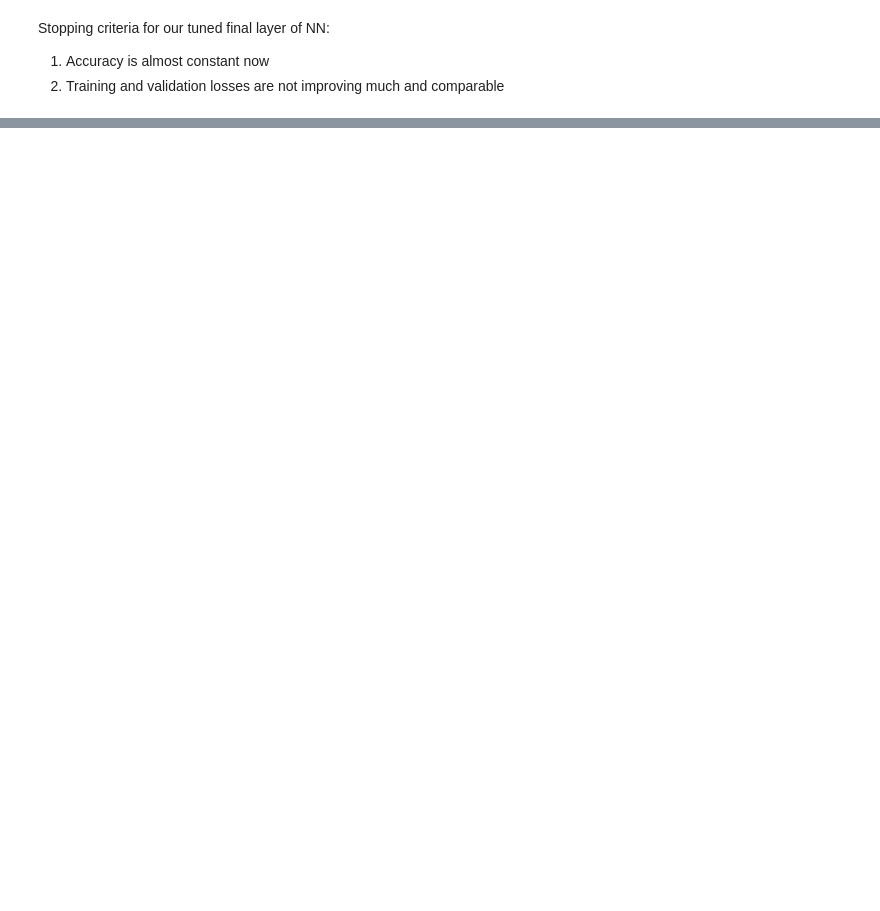
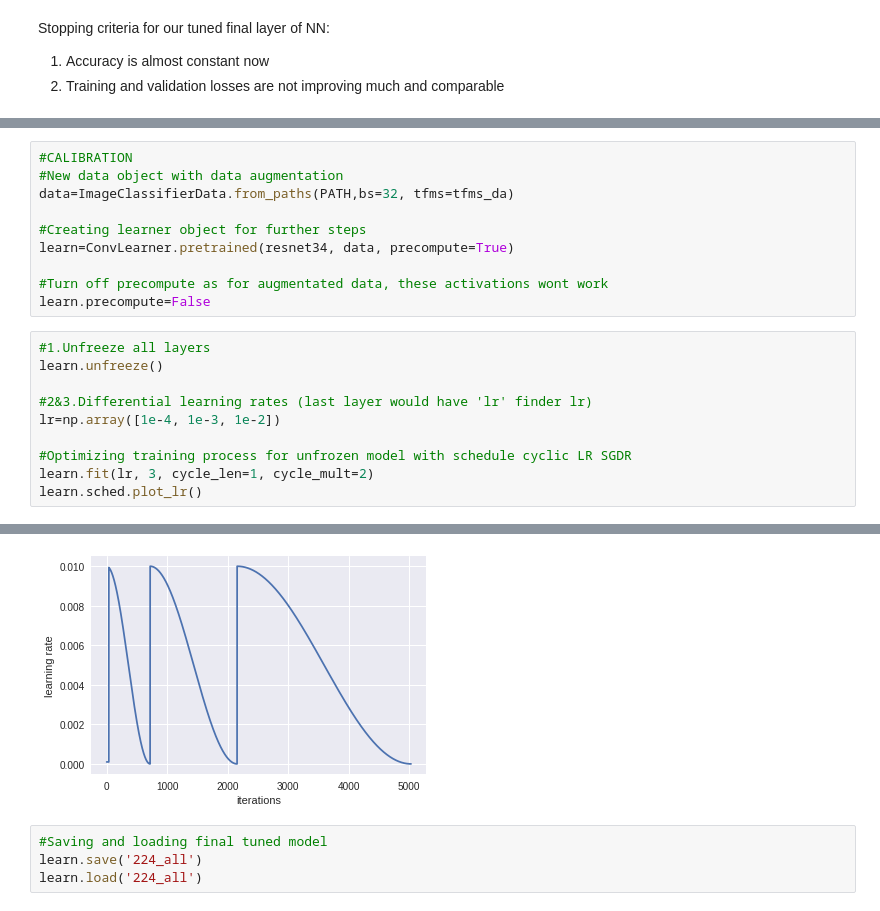
Before and after one commit to SwapnilSParkhe/FAST_AI, a Jupyter notebook: FASTAI_Lesson1.ipynb, the cells around one changed output, grey strips where cells are left out. Drawn from its saved outputs; the diff is of its cells as text; blank space fills up the shorter version.

```diff
--- a/FASTAI_Lesson1.ipynb
+++ b/FASTAI_Lesson1.ipynb
@@ -354,0 +374,21 @@ Stopping criteria for our tuned final layer of NN:
+# %%
+#CALIBRATION
+#New data object with data augmentation
+data=ImageClassifierData.from_paths(PATH,bs=32, tfms=tfms_da)
+
+#Creating learner object for further steps
+learn=ConvLearner.pretrained(resnet34, data, precompute=True)
+
+#Turn off precompute as for augmentated data, these activations wont work
+learn.precompute=False
+# %%
+#1.Unfreeze all layers
+learn.unfreeze()
+
+#2&3.Differential learning rates (last layer would have 'lr' finder lr)
+lr=np.array([1e-4, 1e-3, 1e-2])
+
+#Optimizing training process for unfrozen model with schedule cyclic LR SGDR
+learn.fit(lr, 3, cycle_len=1, cycle_mult=2)
+learn.sched.plot_lr()
+# %% [output]
@@ -354,0 +398,5 @@ Stopping criteria for our tuned final layer of NN:
+[figure, added]
+# %%
+#Saving and loading final tuned model
+learn.save('224_all')
+learn.load('224_all')
```
Also changed, not shown: parts of 25 cells of this notebook.
